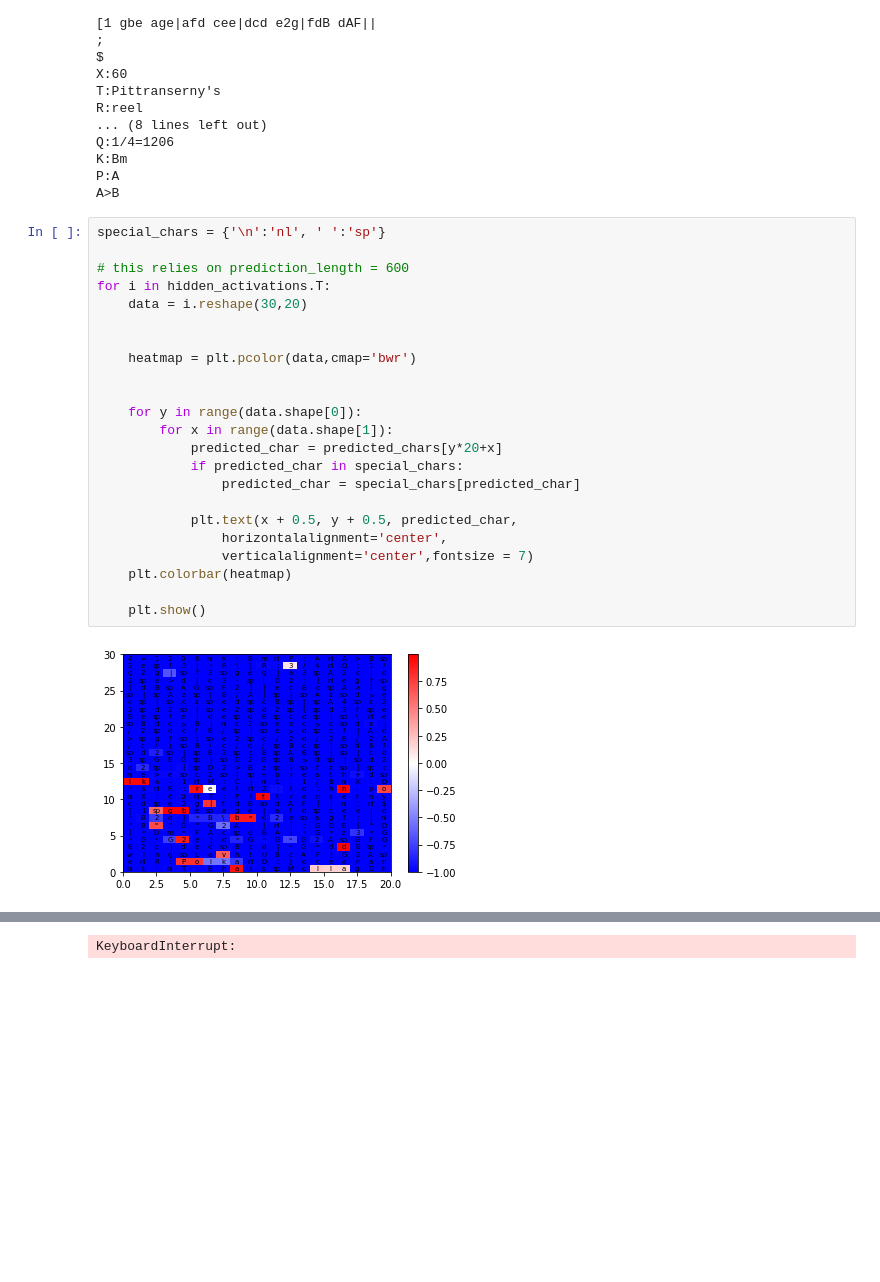
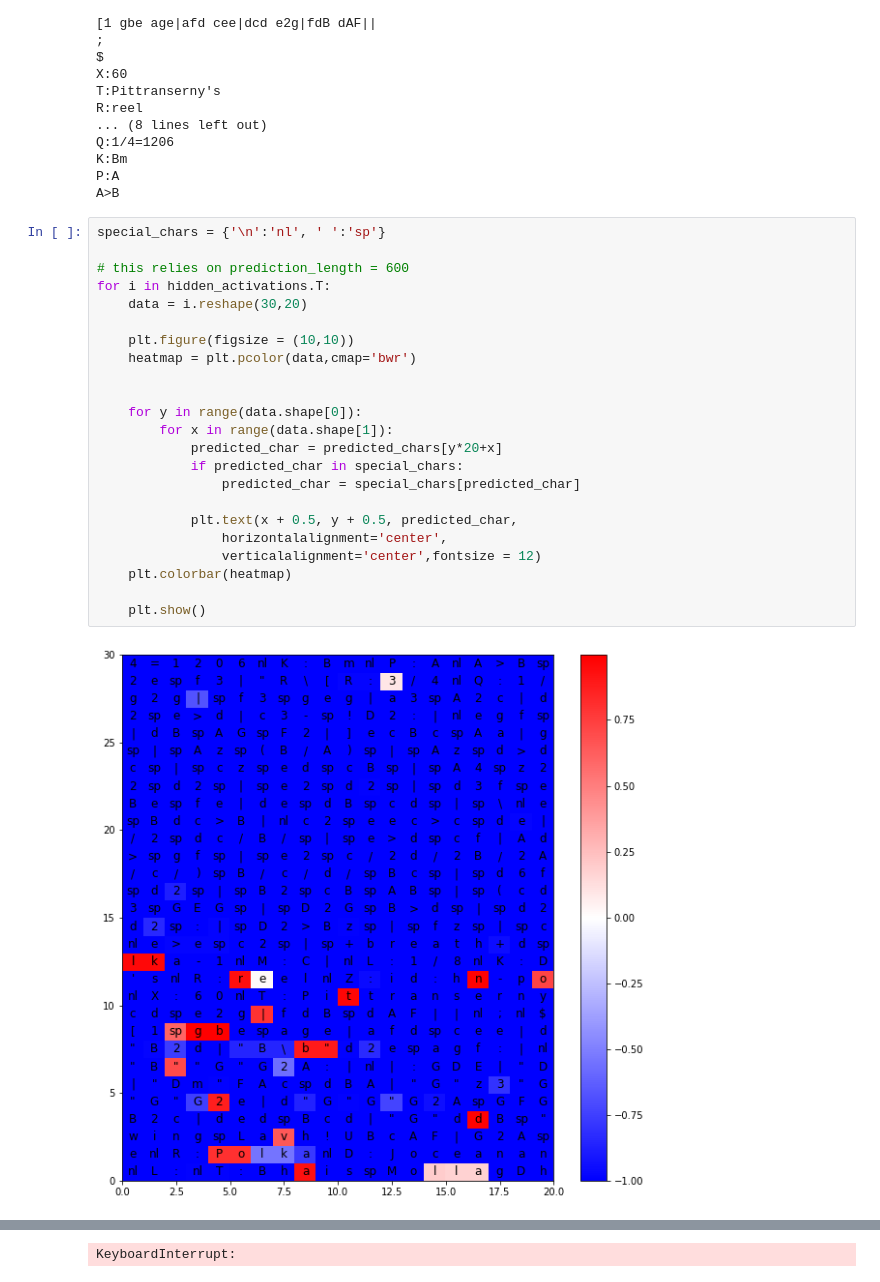
Before and after one commit to ltindall/cse253_pa4, a Jupyter notebook: code/main.ipynb, the cells around one changed output, grey strips where cells are left out. Drawn from its saved outputs; the diff is of its cells as text; blank space fills up the shorter version.

Commit message:
nicer looking heatmap

```diff
--- a/code/main.ipynb
+++ b/code/main.ipynb
@@ -81,25 +81,25 @@ A>B
 # %%
 special_chars = {'\n':'nl', ' ':'sp'}
 
 # this relies on prediction_length = 600
 for i in hidden_activations.T:
     data = i.reshape(30,20)
 
-
+    plt.figure(figsize = (10,10))
     heatmap = plt.pcolor(data,cmap='bwr')
 
 
     for y in range(data.shape[0]):
         for x in range(data.shape[1]):
             predicted_char = predicted_chars[y*20+x]
             if predicted_char in special_chars:
                 predicted_char = special_chars[predicted_char]
 
             plt.text(x + 0.5, y + 0.5, predicted_char,
                 horizontalalignment='center',
-                verticalalignment='center',fontsize = 7)
+                verticalalignment='center',fontsize = 12)
     plt.colorbar(heatmap)
 
     plt.show()
 # %% [output]
-[figure, old version]
+[figure, new version]
```
Also changed, not shown: parts of 1 cell of this notebook.
